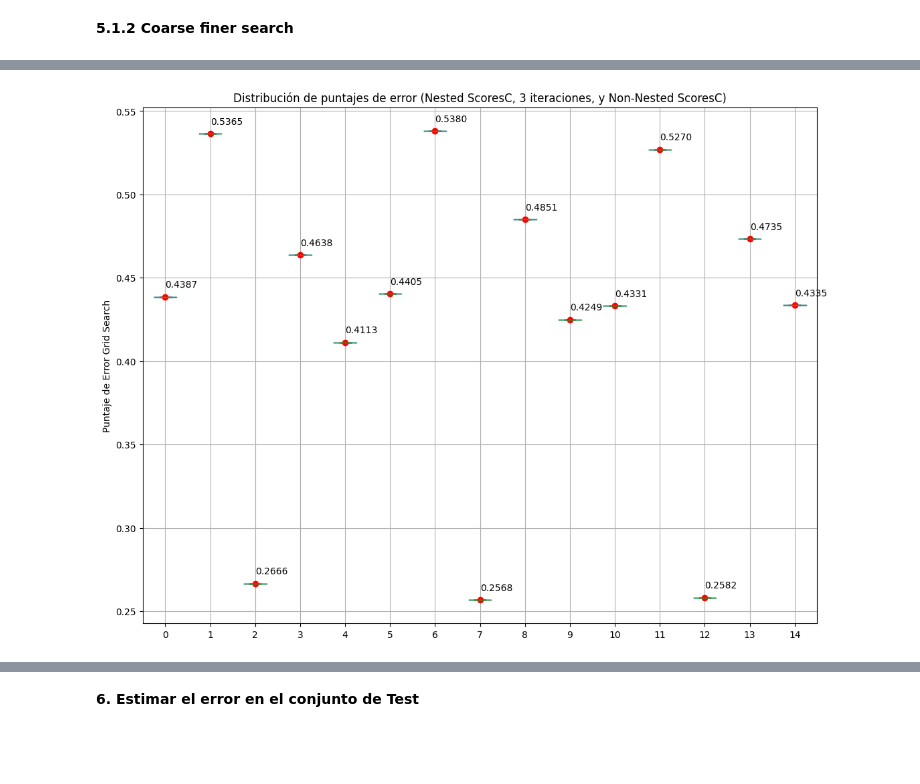
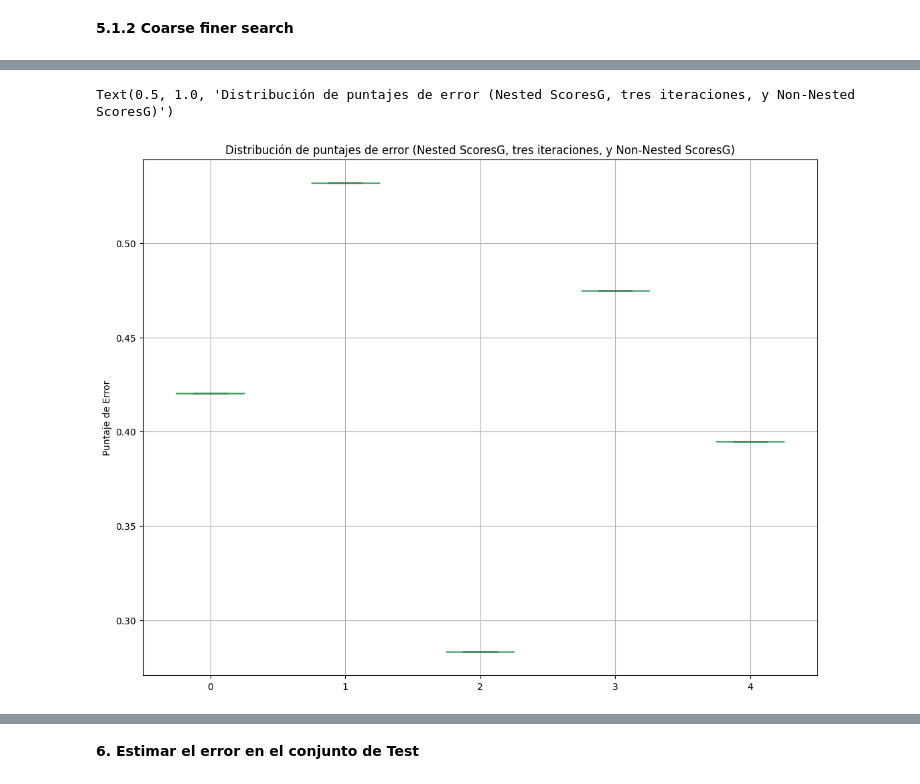
Before and after one commit to jafcn09/IA_1, a Jupyter notebook: Práctica1_JhafetCánepa.ipynb, the cells around one changed output, grey strips where cells are left out. Cells and saved outputs as stored; diff of their text form; code cells hidden in the pictures; blank space fills up the shorter version.

```diff
--- a/Práctica1_JhafetCánepa.ipynb
+++ b/Práctica1_JhafetCánepa.ipynb
@@ -495,25 +486,15 @@ print(outer_scores)
 # %%
 fig, ax = plt.subplots(figsize=(13, 10))
-
-# Crear el boxplot
+import pandas as pd
 pd.DataFrame(outer_scores).transpose().boxplot(ax=ax)
 
-# Agregar los valores de los puntajes de error no anidados
-ax.plot(range(1, len(outer_scores) + 1), outer_scores, 'ro', markersize=6)
+# Ajustar las etiquetas del eje y
+ax.set_ylabel('Puntaje de Error')
 
-# Anotar los valores de los puntajes no anidados en el gráfico
-for i, score in enumerate(outer_scores):
-    ax.annotate(f'{score:.4f}', (i+1, score), xytext=(0, 10), textcoords='offset points')
-
-# Ajustar las etiquetas del eje y
-ax.set_ylabel('Puntaje de Error Grid Search')
-
-ax.set_title('Distribución de puntajes de error (Nested ScoresC, 3 iteraciones, y Non-Nested ScoresC)')
-
-# Mostrar el gráfico
-plt.show()
+ax.set_title('Distribución de puntajes de error (Nested ScoresG, tres iteraciones, y Non-Nested ScoresG)')
 # %% [output]
+Text(0.5, 1.0, 'Distribución de puntajes de error (Nested ScoresG, tres iteraciones, y Non-Nested ScoresG)')
-[figure, old version]
+[figure, new version]
 # %%
 # Crear un DataFrame con los datos de nested_scoresC
 scores = pd.DataFrame(outer_scores)
```
Also changed, not shown: parts of 26 cells of this notebook.
